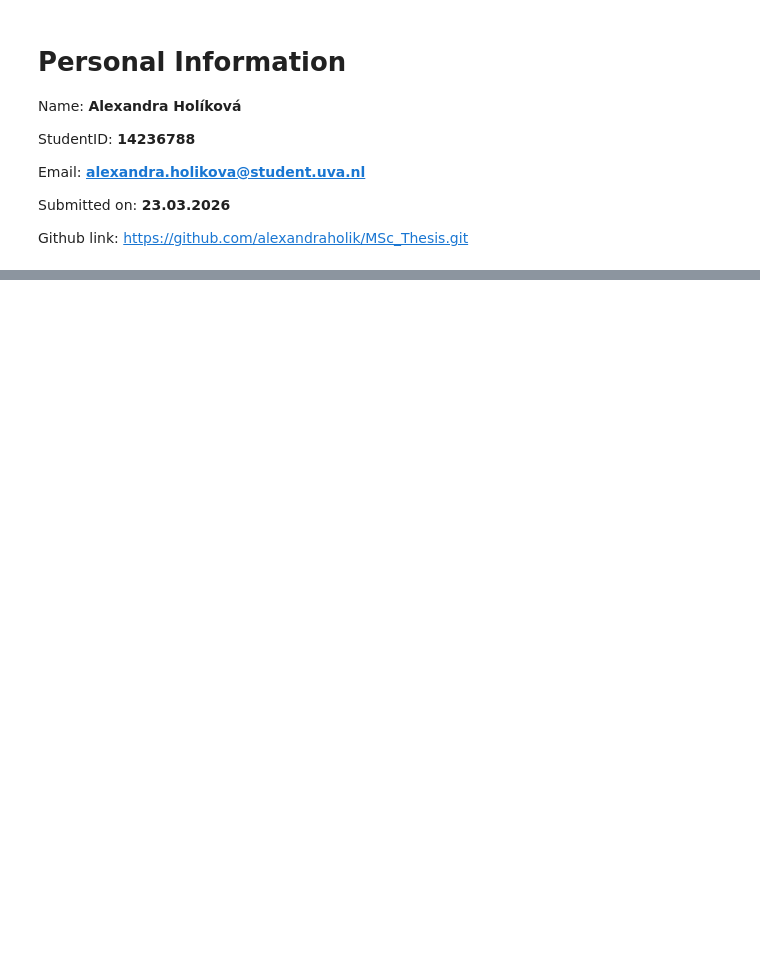
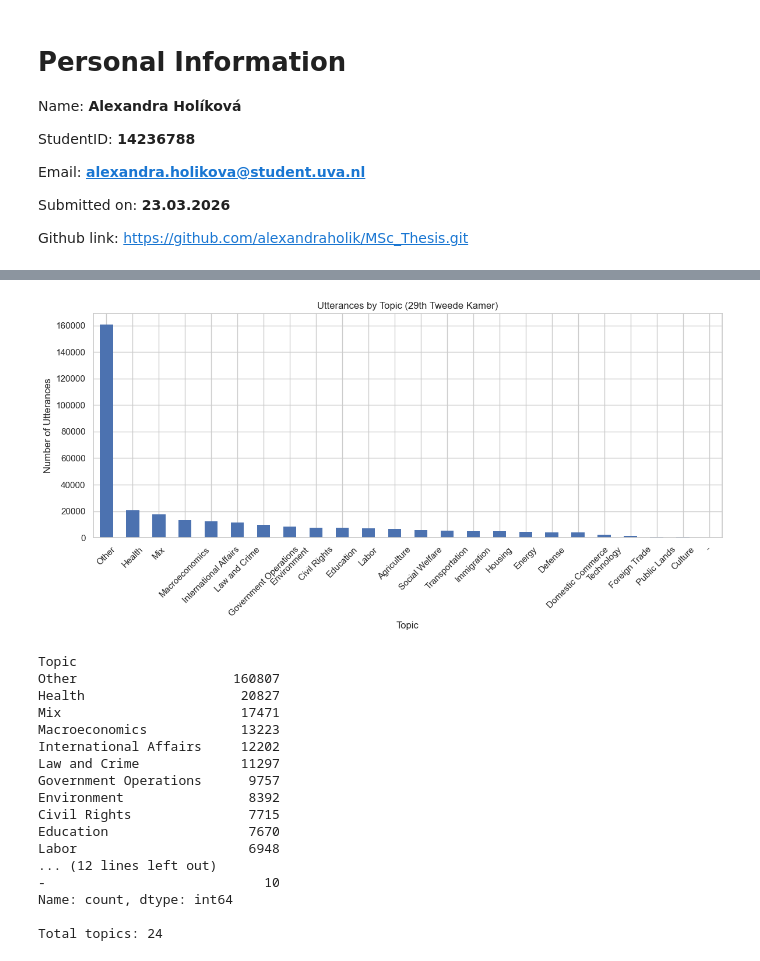
Before and after one commit to alexandraholik/MSc_Thesis, a Jupyter notebook: Exploratory Data Analysis.ipynb, the cells around one changed output, grey strips where cells are left out. Saved outputs shown, nothing was run; the diff lists cells and outputs as text; code cells hidden in the pictures; blank space fills up the shorter version.

```diff
--- a/Exploratory Data Analysis.ipynb
+++ b/Exploratory Data Analysis.ipynb
@@ -55,0 +456,34 @@ Make sure to add some explanation of what you are doing in your code. This will
+# %%
+topic_counts = df["Topic"].value_counts()
+
+fig, ax = plt.subplots(figsize=(12, 6))
+topic_counts.plot(kind="bar", ax=ax, color="#4C72B0", edgecolor="none")
+ax.set_title("Utterances by Topic (29th Tweede Kamer)")
+ax.set_xlabel("Topic")
+ax.set_ylabel("Number of Utterances")
+ax.tick_params(axis="x", rotation=45)
+plt.tight_layout()
+plt.savefig("topic_distribution.png", dpi=150)
+plt.show()
+
+print(topic_counts)
+print(f"\nTotal topics: {df['Topic'].nunique()}")
+# %% [output]
+[figure, added]
+Topic
+Other                    160807
+Health                    20827
+Mix                       17471
+Macroeconomics            13223
+International Affairs     12202
+Law and Crime             11297
+Government Operations      9757
+Environment                8392
+Civil Rights               7715
+Education                  7670
+Labor                      6948
+... (12 lines left out)
+-                            10
+Name: count, dtype: int64
+
+Total topics: 24
```
Also changed, not shown: parts of 42 cells of this notebook.
